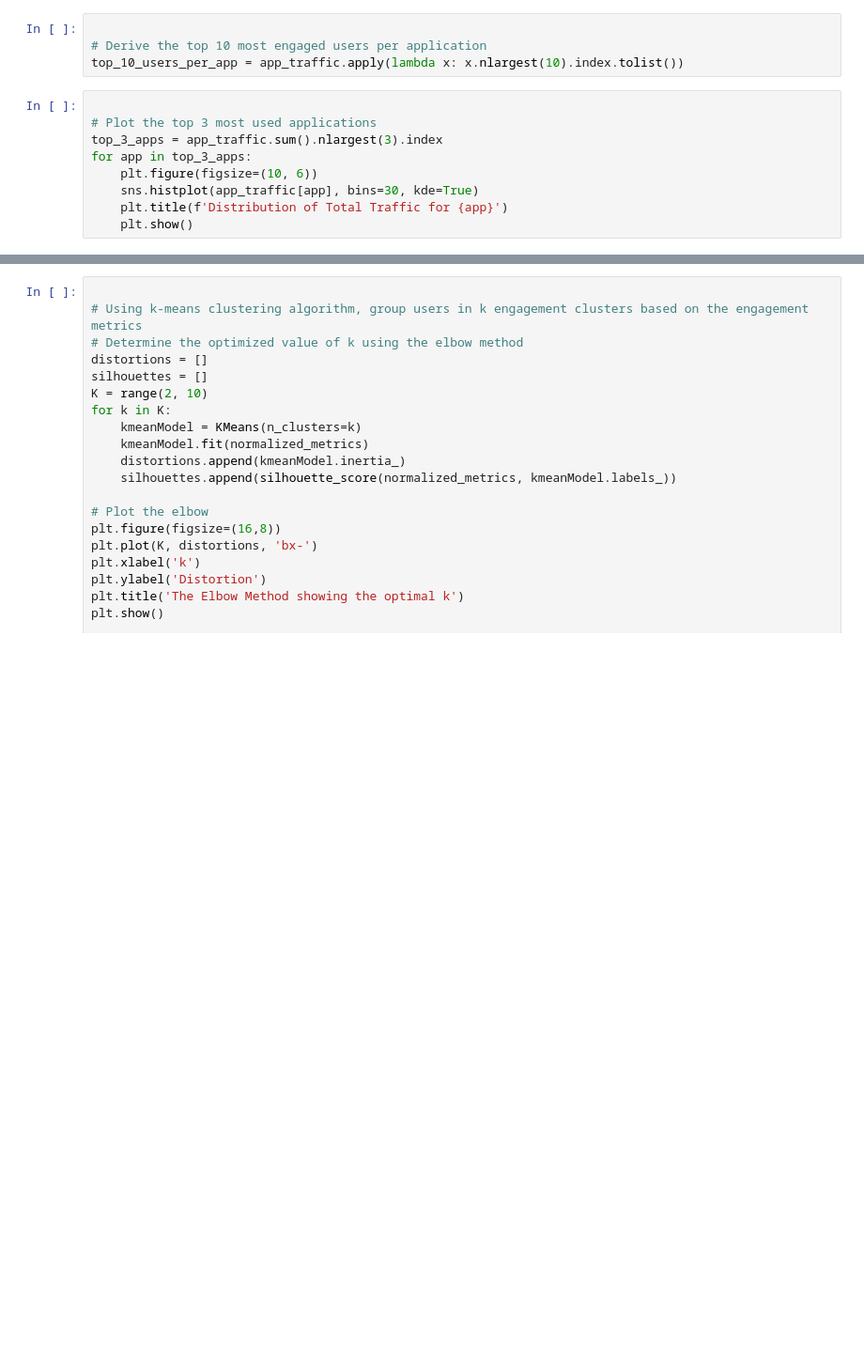
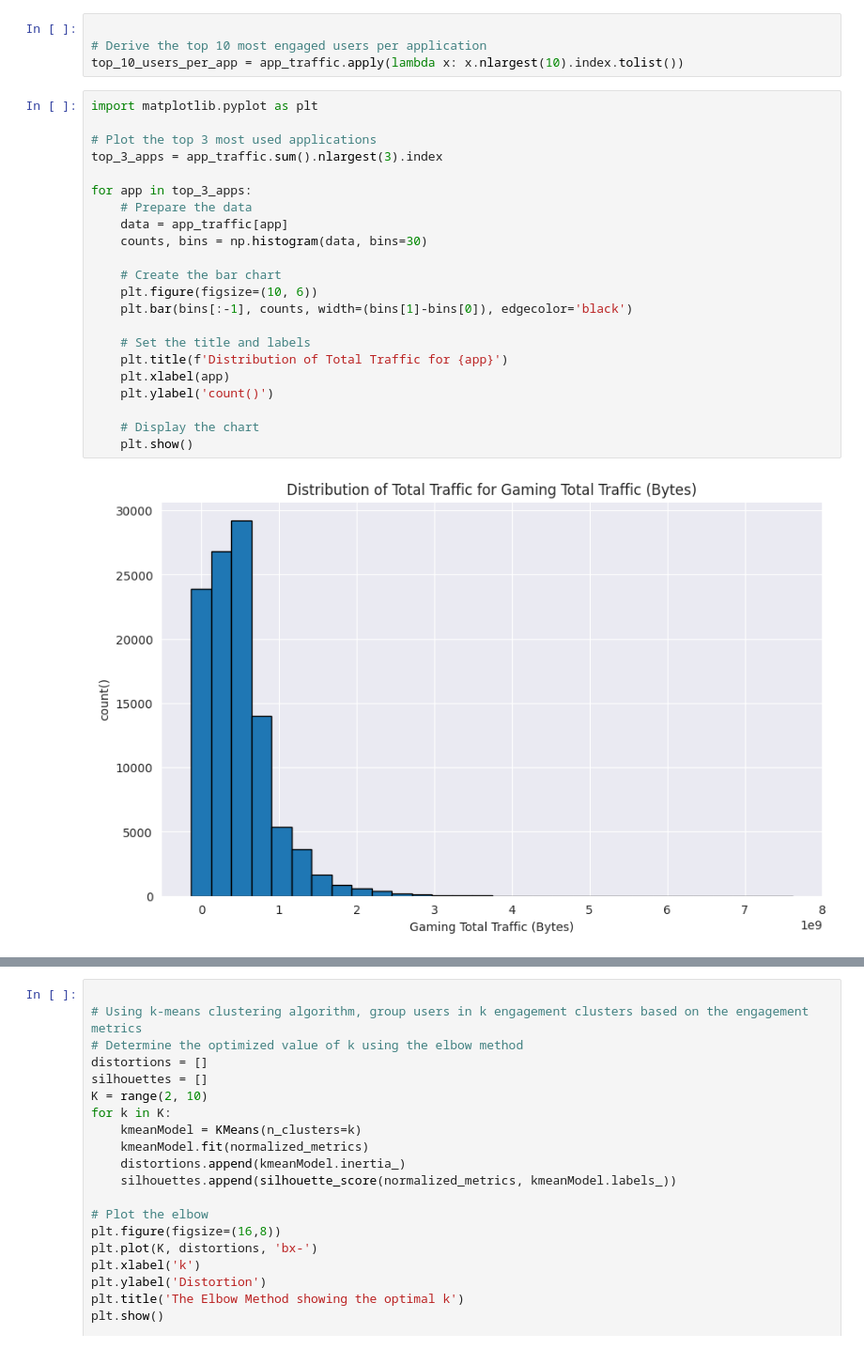
Before and after one commit to hillaryke/Telecom-User-Analytics, a Jupyter notebook: notebooks/Task-3.ipynb, the cells around one changed output, grey strips where cells are left out. Shown at 94% size. Saved outputs shown, nothing was run; the diff lists cells and outputs as text; blank space fills up the shorter version.

Commit message:
restructure the code and use matplotlib for chart

```diff
--- a/notebooks/Task-3.ipynb
+++ b/notebooks/Task-3.ipynb
@@ -73,11 +81,26 @@ app_traffic = df.groupby('MSISDN/Number')[[f'{app} Total Traffic (Bytes)' for ap
 # Derive the top 10 most engaged users per application
 top_10_users_per_app = app_traffic.apply(lambda x: x.nlargest(10).index.tolist())
 # %%
+import matplotlib.pyplot as plt
 
 # Plot the top 3 most used applications
 top_3_apps = app_traffic.sum().nlargest(3).index
+
 for app in top_3_apps:
+    # Prepare the data
+    data = app_traffic[app]
+    counts, bins = np.histogram(data, bins=30)
+
+    # Create the bar chart
     plt.figure(figsize=(10, 6))
-    sns.histplot(app_traffic[app], bins=30, kde=True)
+    plt.bar(bins[:-1], counts, width=(bins[1]-bins[0]), edgecolor='black')
+
+    # Set the title and labels
     plt.title(f'Distribution of Total Traffic for {app}')
+    plt.xlabel(app)
+    plt.ylabel('count()')
+
+    # Display the chart
     plt.show()
+# %% [output]
+[figure, added]
```
Also changed, not shown: parts of 4 cells of this notebook, 1 other file.
